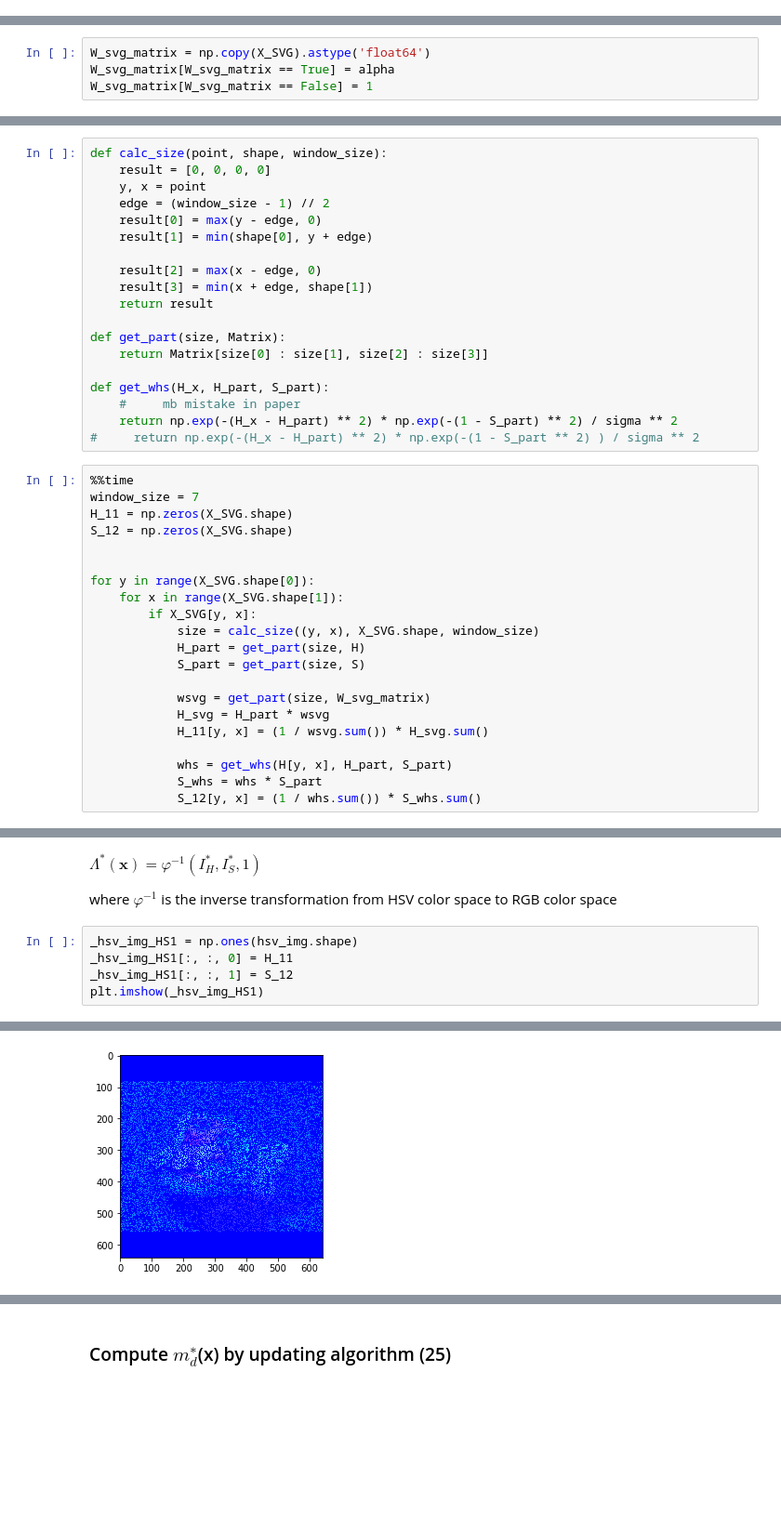
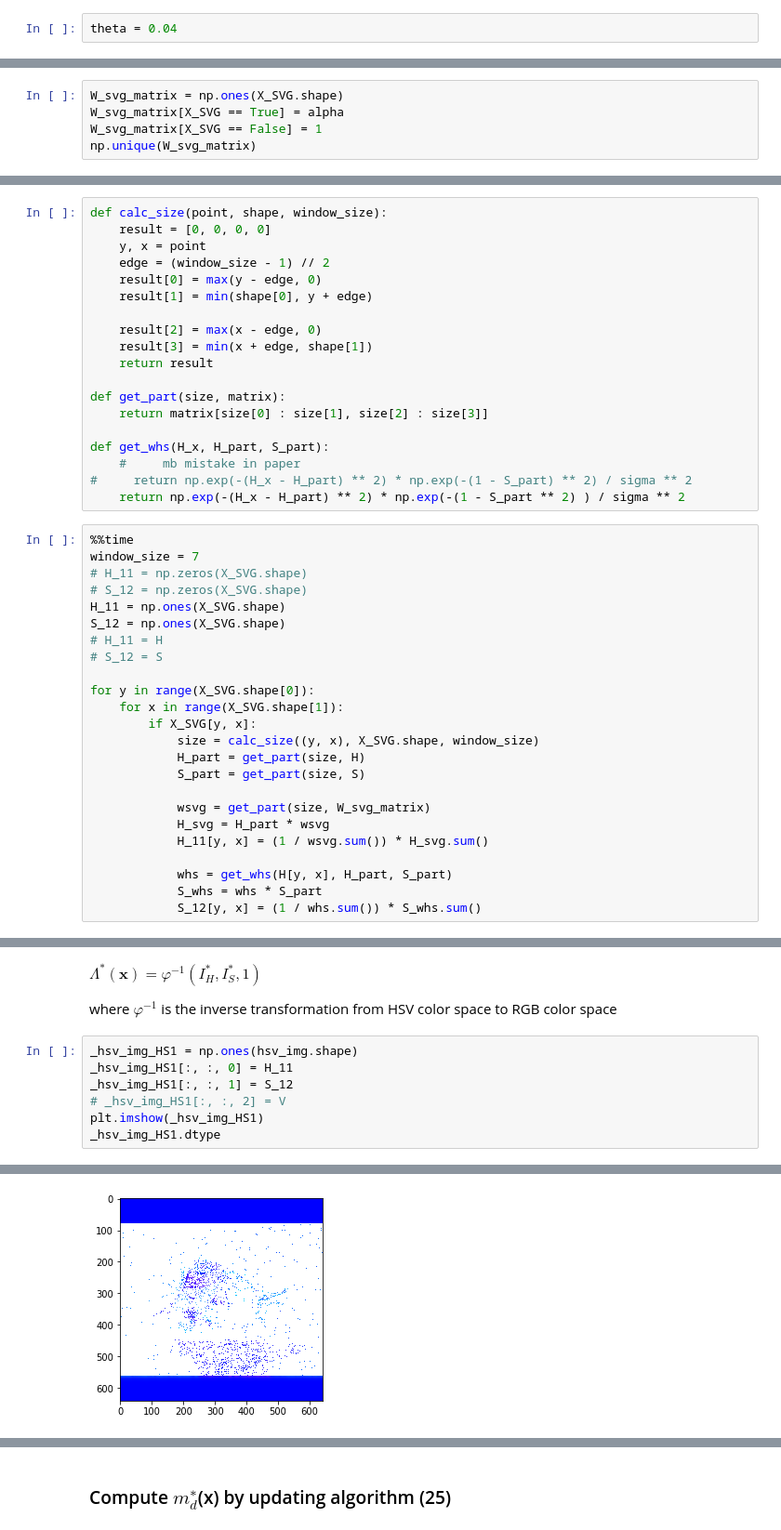
Before and after one commit to NikolaiSviridov/Specular-Highlight-Removal, a Jupyter notebook: single_image/Artusi_A_et_al/python/clean.ipynb, the cells around one changed output, grey strips where cells are left out. Shown: that part at 93% size. Drawn from its saved outputs; the diff is of its cells as text; blank space fills up the shorter version.

```diff
--- a/single_image/Artusi_A_et_al/python/clean.ipynb
+++ b/single_image/Artusi_A_et_al/python/clean.ipynb
@@ -66,2 +87,4 @@ G = cv2.Laplacian(I_gmd, cv2.CV_64F)
+# %%
+theta = 0.04
 # %%
 X_G = np.array(G >= theta)
@@ -77,6 +116,7 @@ X_SVG = X_SV | X_G
 $\begin{aligned} w_{S V G}(\mathbf{x}) &=\left\{\begin{array}{ll}\alpha, & \mathbf{x} \in X_{S V G}(\mathbf{x}) \\ 1, & \text {else}\end{array}\right.\\
 \end{aligned}$   $~~~~~\mathbf{(13)}$
 # %%
-W_svg_matrix = np.copy(X_SVG).astype('float64')
-W_svg_matrix[W_svg_matrix == True] = alpha
-W_svg_matrix[W_svg_matrix == False] = 1
+W_svg_matrix = np.ones(X_SVG.shape)
+W_svg_matrix[X_SVG == True] = alpha
+W_svg_matrix[X_SVG == False] = 1
+np.unique(W_svg_matrix)
@@ -102,19 +144,22 @@ def calc_size(point, shape, window_size):
     result[3] = min(x + edge, shape[1])
     return result
 
-def get_part(size, Matrix):
-    return Matrix[size[0] : size[1], size[2] : size[3]]
+def get_part(size, matrix):
+    return matrix[size[0] : size[1], size[2] : size[3]]
 
 def get_whs(H_x, H_part, S_part):
     #     mb mistake in paper
-    return np.exp(-(H_x - H_part) ** 2) * np.exp(-(1 - S_part) ** 2) / sigma ** 2
-#     return np.exp(-(H_x - H_part) ** 2) * np.exp(-(1 - S_part ** 2) ) / sigma ** 2
+#     return np.exp(-(H_x - H_part) ** 2) * np.exp(-(1 - S_part) ** 2) / sigma ** 2
+    return np.exp(-(H_x - H_part) ** 2) * np.exp(-(1 - S_part ** 2) ) / sigma ** 2
 # %%
 %%time
 window_size = 7
-H_11 = np.zeros(X_SVG.shape)
-S_12 = np.zeros(X_SVG.shape)
-
+# H_11 = np.zeros(X_SVG.shape)
+# S_12 = np.zeros(X_SVG.shape)
+H_11 = np.ones(X_SVG.shape)
+S_12 = np.ones(X_SVG.shape)
+# H_11 = H
+# S_12 = S
 
 for y in range(X_SVG.shape[0]):
     for x in range(X_SVG.shape[1]):
@@ -143,5 +188,7 @@ space to RGB color space
 _hsv_img_HS1 = np.ones(hsv_img.shape)
 _hsv_img_HS1[:, :, 0] = H_11
 _hsv_img_HS1[:, :, 1] = S_12
+# _hsv_img_HS1[:, :, 2] = V
 plt.imshow(_hsv_img_HS1)
+_hsv_img_HS1.dtype
 # %% [output]
@@ -149 +196 @@ plt.imshow(_hsv_img_HS1)
-[figure, old version]
+[figure, new version]
```
Also changed, not shown: parts of 24 cells of this notebook.
